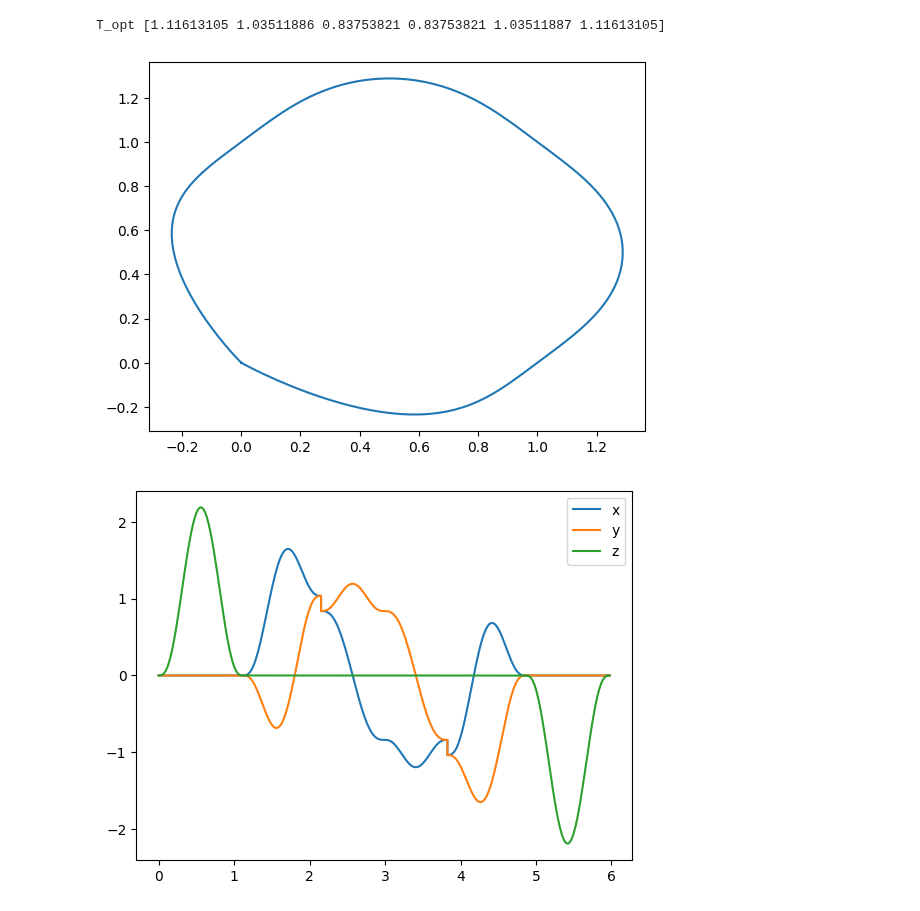
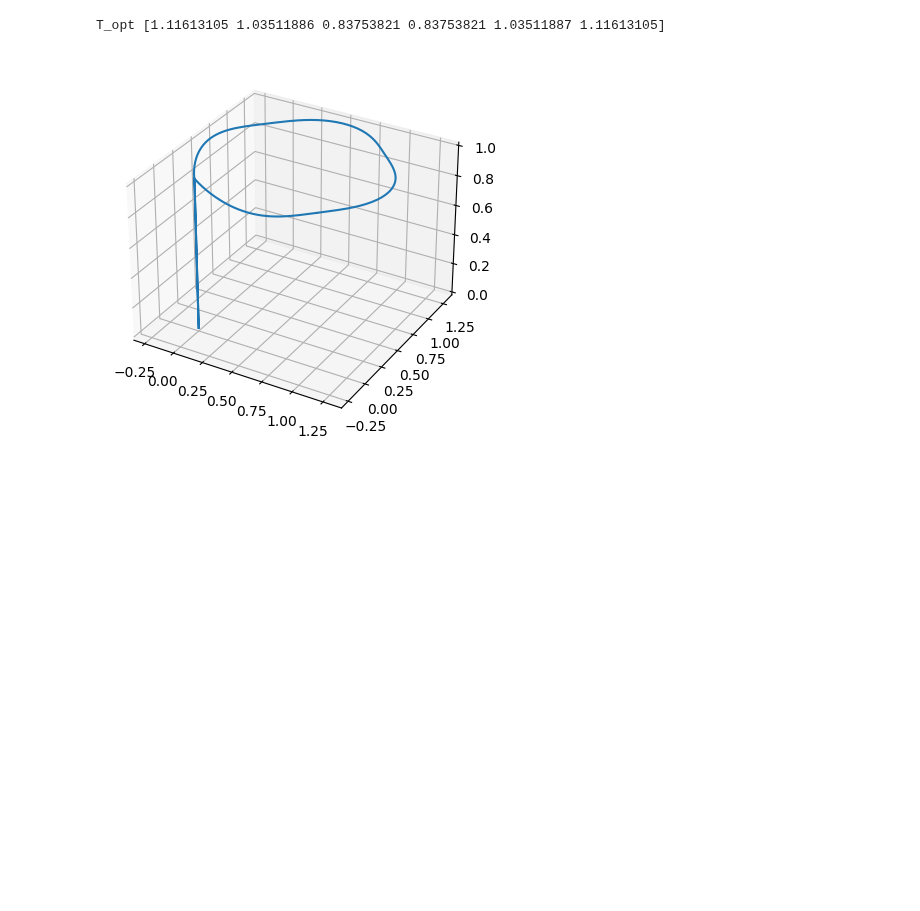
Before and after one commit to CogniPilot/cerebri, a Jupyter notebook: notebooks/TimeAllocation.ipynb, the cells around one changed output. Saved outputs shown, nothing was run; the diff lists cells and outputs as text; code cells hidden in the pictures; blank space fills up the shorter version.

Commit message:
Add 3d plot to time allocation notebook.
Signed-off-by: James Goppert <james.goppert@gmail.com>

```diff
--- a/notebooks/TimeAllocation.ipynb
+++ b/notebooks/TimeAllocation.ipynb
@@ -22,38 +22,35 @@ bc = np.array([  # boundary conditions
     [[0, 0, 0], [0, 0, 0], [1, 1, 0], [-1, 1, 0], [-1, -1, 0], [0, 0, 0], [0, 0, 0]], # vel
     [[0, 0, 0], [0, 0, 0], [0, 0, 0], [0, 0, 0], [0, 0, 0], [0, 0, 0], [0, 0, 0]], # acc
     [[0, 0, 0], [0, 0, 0], [0, 0, 0], [0, 0, 0], [0, 0, 0], [0, 0, 0], [0, 0, 0]]] # jerk
 )
 assert bc.shape[1] -1 == n_legs
 f_cost = lambda T: sum([cost['f_J'](T, bc[:, :, d], k_time) for d in range(n_dim)])
 
 sol = scipy.optimize.minimize(fun=f_cost, x0=[10]*n_legs, bounds=[(0.1, 100)]*n_legs)
 
 T_opt = sol['x']
 
 print('T_opt', T_opt)
 
 opt_x = cost['f_p'](T_opt, bc[:, :, 0], k_time)
 opt_y = cost['f_p'](T_opt, bc[:, :, 1], k_time)
 opt_z = cost['f_p'](T_opt, bc[:, :, 2], k_time)
 
 def plot_traj(deriv=0):
     traj_x = compute_trajectory(opt_x, T_opt, poly_deg=poly_deg, deriv=deriv)
     traj_y = compute_trajectory(opt_y, T_opt, poly_deg=poly_deg, deriv=deriv)
     traj_z = compute_trajectory(opt_z, T_opt, poly_deg=poly_deg, deriv=deriv)
     plt.plot(traj_x['t'], traj_x['x'], label='x')
     plt.plot(traj_y['t'], traj_y['x'], label='y')
     plt.plot(traj_z['t'], traj_z['x'], label='z')
     plt.legend()
 
-plt.figure()
+fig = plt.figure()
 traj_x = compute_trajectory(opt_x, T_opt, poly_deg=poly_deg, deriv=0)
 traj_y = compute_trajectory(opt_y, T_opt, poly_deg=poly_deg, deriv=0)
-plt.plot(traj_x['x'], traj_y['x'])
-
-for i in range(1, poly_deg+1):
-    plt.figure()
-    plot_traj(deriv=i)
+traj_z = compute_trajectory(opt_z, T_opt, poly_deg=poly_deg, deriv=0)
+ax = fig.add_subplot(111, projection='3d')
+ax.plot(traj_x['x'], traj_y['x'], traj_z['x']);
 # %% [output]
 T_opt [1.11613105 1.03511886 0.83753821 0.83753821 1.03511887 1.11613105]
-[figure, old version]
+[figure, new version]
-[figure, removed]
```
Also changed, not shown: parts of 2 cells of this notebook.
